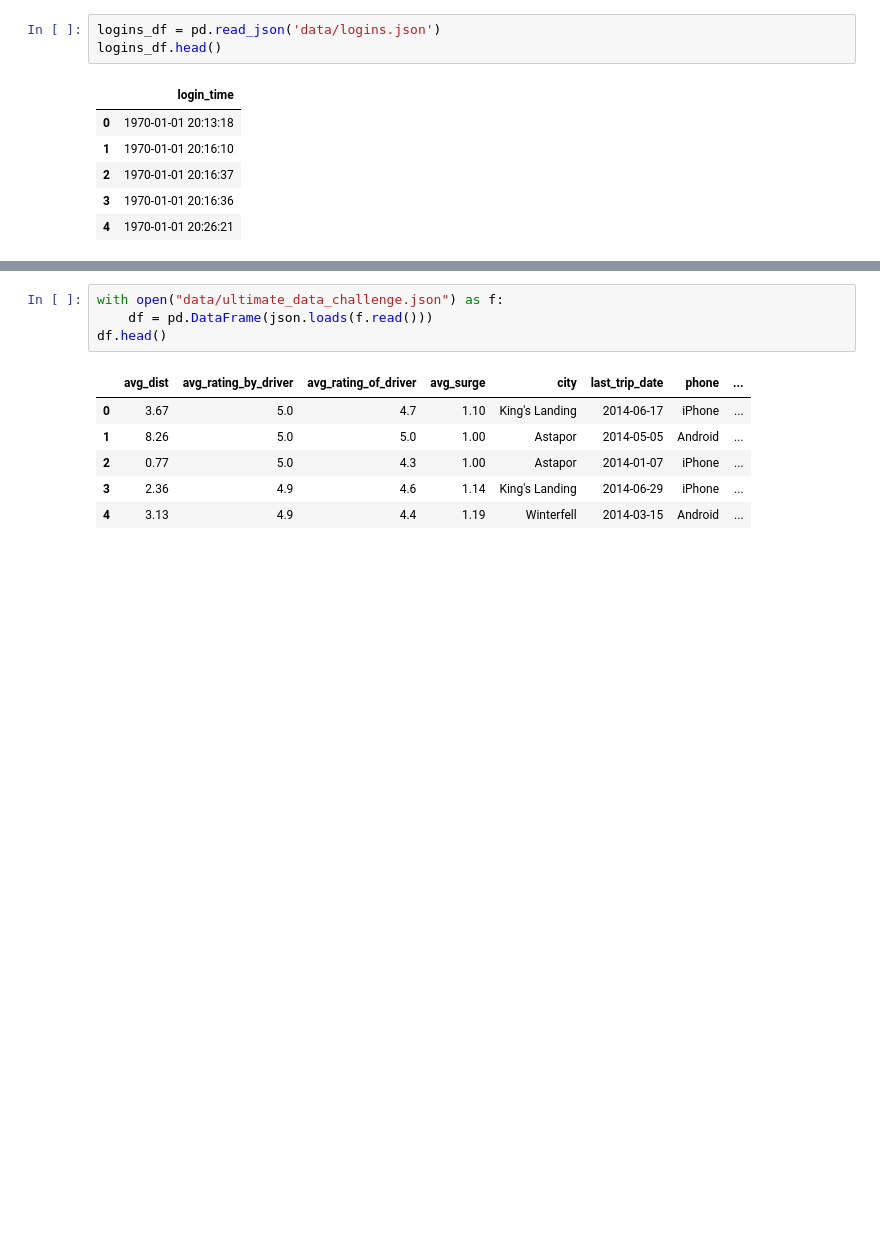
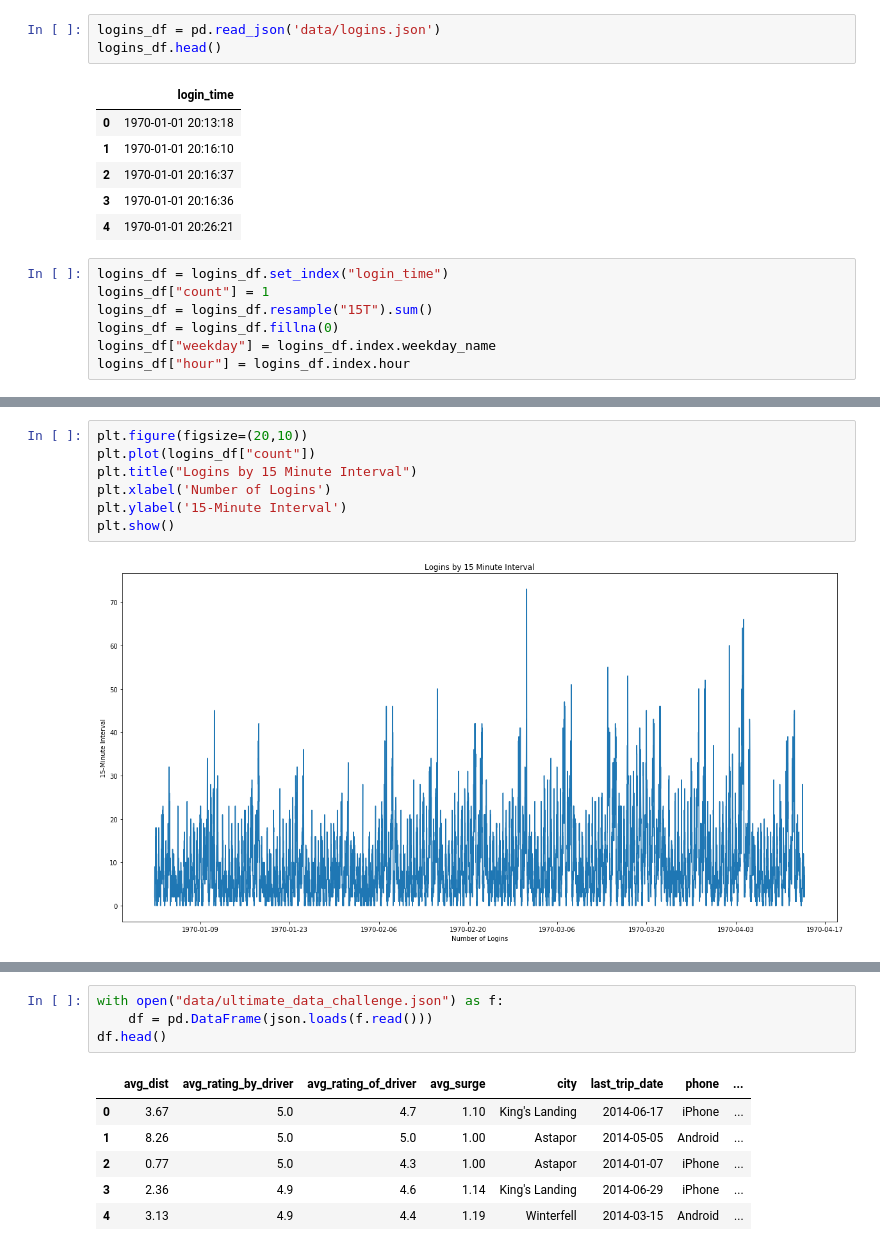
Before and after one commit to raymondgh/springboard-data-science, a Jupyter notebook: Minor Projects and Exercises/Take Home - Ultimate Technologies Inc/Ultimate Technologies.ipynb, the cells around one changed output, grey strips where cells are left out. Cells and saved outputs as stored; diff of their text form; blank space fills up the shorter version.

```diff
--- a/Minor Projects and Exercises/Take Home - Ultimate Technologies Inc/Ultimate Technologies.ipynb
+++ b/Minor Projects and Exercises/Take Home - Ultimate Technologies Inc/Ultimate Technologies.ipynb
@@ -20,3 +33,10 @@ logins_df.head()
 | 2 | 1970-01-01 20:16:37 |
 | 3 | 1970-01-01 20:16:36 |
 | 4 | 1970-01-01 20:26:21 |
+# %%
+logins_df = logins_df.set_index("login_time")
+logins_df["count"] = 1
+logins_df = logins_df.resample("15T").sum()
+logins_df = logins_df.fillna(0)
+logins_df["weekday"] = logins_df.index.weekday_name
+logins_df["hour"] = logins_df.index.hour
@@ -22,0 +53,9 @@ logins_df.head()
+# %%
+plt.figure(figsize=(20,10))
+plt.plot(logins_df["count"])
+plt.title("Logins by 15 Minute Interval")
+plt.xlabel('Number of Logins')
+plt.ylabel('15-Minute Interval')
+plt.show()
+# %% [output]
+[figure, added]
```
Also changed, not shown: parts of 56 cells of this notebook.
